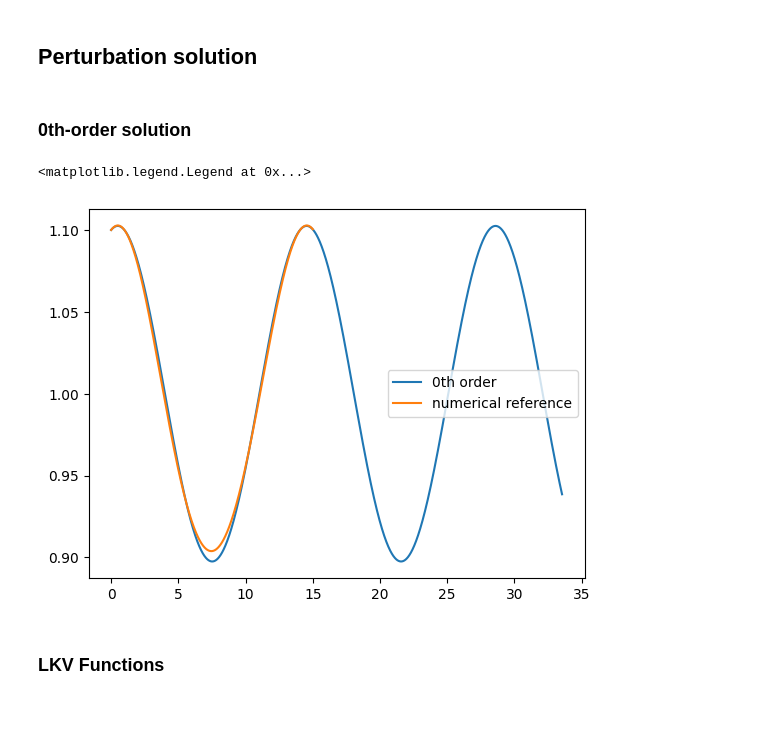
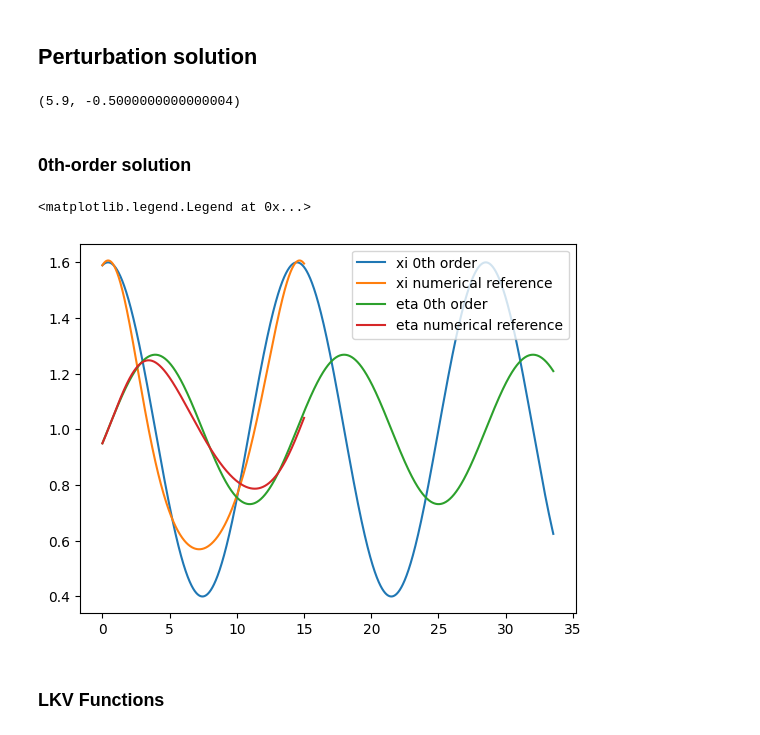
Before and after one commit to esemsc-dda24/PTL-PINNs, a Jupyter notebook: ptlpinns/results/lotka_volterra.ipynb, the cells around one changed output. Drawn from its saved outputs; the diff is of its cells as text; code cells hidden in the pictures.

```diff
--- a/ptlpinns/results/lotka_volterra.ipynb
+++ b/ptlpinns/results/lotka_volterra.ipynb
@@ -9,7 +9,7 @@ import torch
 ## Equation parameters
 # %%
 alpha = 0.2
-x0, y0 = 1.1, 0.99
+x0, y0 = 1.59, 0.95
 t_span = (0, 15)
 t_eval = np.linspace(t_span[0], t_span[1], 5120)
 # %% [markdown]
@@ -48,6 +48,10 @@ epsilon = 0.1
 xi0 = (x0 - 1) / epsilon
 eta0 = (y0 - 1) / epsilon
 w_0 = np.sqrt(alpha)
+# %%
+xi0, eta0
+# %% [output]
+(5.9, -0.5000000000000004)
 # %% [markdown]
 ### 0th-order solution
 # %%
@@ -65,12 +69,15 @@ correction_0 = numerical.solve_ode_equation(lv_0th_order(alpha), t_span, t_eval,
 xi_0, eta_0 = correction_0
 # %%
 # don't forget xi_0 is defined in tau!
-plt.plot(t_eval / np.sqrt(alpha), 1 + epsilon * xi_0, label="0th order")
-plt.plot(t_eval, x, label="numerical reference")
+plt.plot(t_eval / np.sqrt(alpha), 1 + epsilon * xi_0, label="xi 0th order")
+plt.plot(t_eval, x, label="xi numerical reference")
+
+plt.plot(t_eval / np.sqrt(alpha), 1 + epsilon * eta_0, label="eta 0th order")
+plt.plot(t_eval, y, label="eta numerical reference")
 plt.legend()
 # %% [output]
 <matplotlib.legend.Legend at 0x...>
-[figure, old version]
+[figure, new version]
 # %% [markdown]
 ### LKV Functions
 # %%
```
Also changed, not shown: parts of 7 cells of this notebook, 1 other file.
